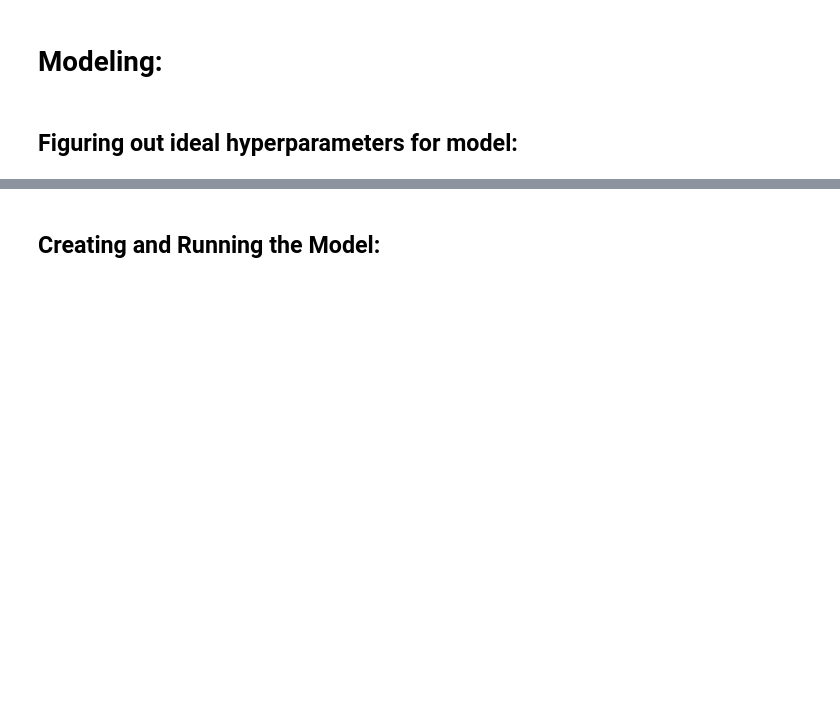
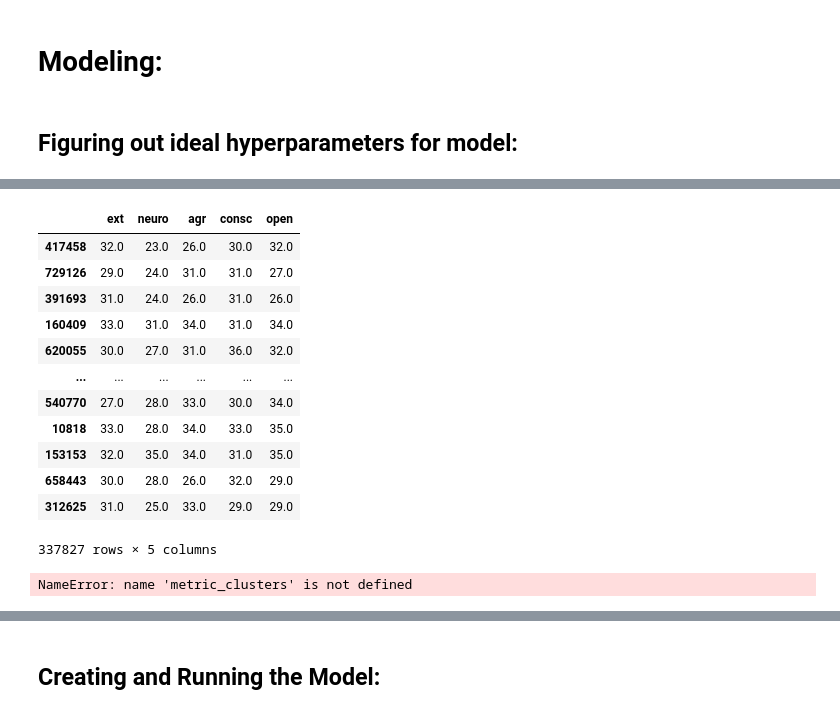
Before and after one commit to greg-maggard/big_5_project, a Jupyter notebook: big_5_analysis.ipynb, the cells around one changed output, grey strips where cells are left out. Cells and saved outputs as stored; diff of their text form; code cells hidden in the pictures; blank space fills up the shorter version.

```diff
--- a/big_5_analysis.ipynb
+++ b/big_5_analysis.ipynb
@@ -354,0 +343,30 @@ visualizer.show()        # Finalize and render figure
+# %%
+metric_totals_df = pd.DataFrame()
+metric_totals_df['ext'] = train_model[ext_keys].sum(axis = 1)
+metric_totals_df['neuro'] = train_model[neuro_keys].sum(axis = 1)
+metric_totals_df['agr'] = train_model[agr_keys].sum(axis = 1)
+metric_totals_df['consc'] = train_model[consc_keys].sum(axis = 1)
+metric_totals_df['open'] = train_model[open_keys].sum(axis = 1)
+
+
+
+metric_totals_df = pd.DataFrame(metric_totals_df)
+metric_totals_df
+# %% [output]
+|  | ext | neuro | agr | consc | open |
+| 417458 | 32.0 | 23.0 | 26.0 | 30.0 | 32.0 |
+| 729126 | 29.0 | 24.0 | 31.0 | 31.0 | 27.0 |
+| 391693 | 31.0 | 24.0 | 26.0 | 31.0 | 26.0 |
+| 160409 | 33.0 | 31.0 | 34.0 | 31.0 | 34.0 |
+| 620055 | 30.0 | 27.0 | 31.0 | 36.0 | 32.0 |
+| ... | ... | ... | ... | ... | ... |
+| 540770 | 27.0 | 28.0 | 33.0 | 30.0 | 34.0 |
+| 10818 | 33.0 | 28.0 | 34.0 | 33.0 | 35.0 |
+| 153153 | 32.0 | 35.0 | 34.0 | 31.0 | 35.0 |
+| 658443 | 30.0 | 28.0 | 26.0 | 32.0 | 29.0 |
+| 312625 | 31.0 | 25.0 | 33.0 | 29.0 | 29.0 |
+337827 rows × 5 columns
+# %%
+metric_clusters.groupby('cluster').describe().T
+# %% [output]
+NameError: name 'metric_clusters' is not defined
```
Also changed, not shown: parts of 36 cells of this notebook, 2 other files.
